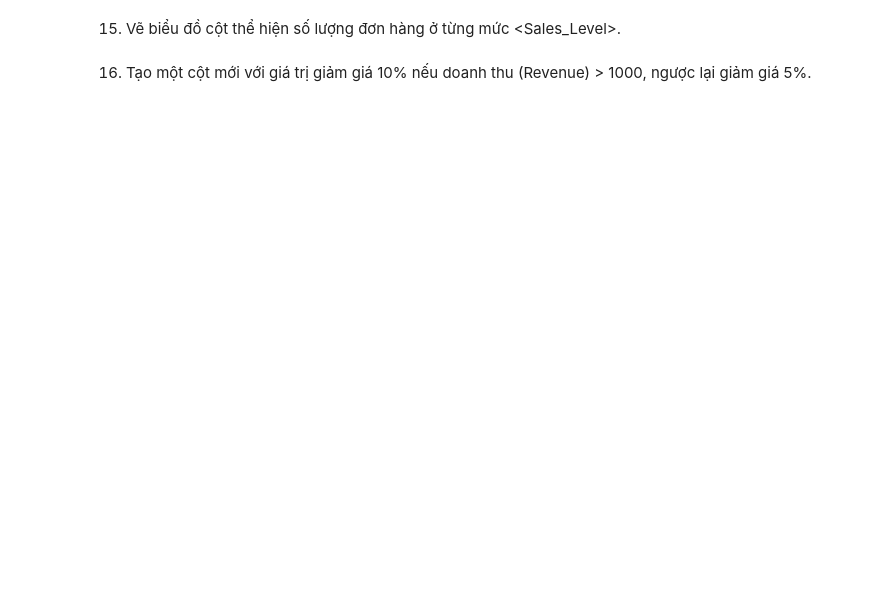
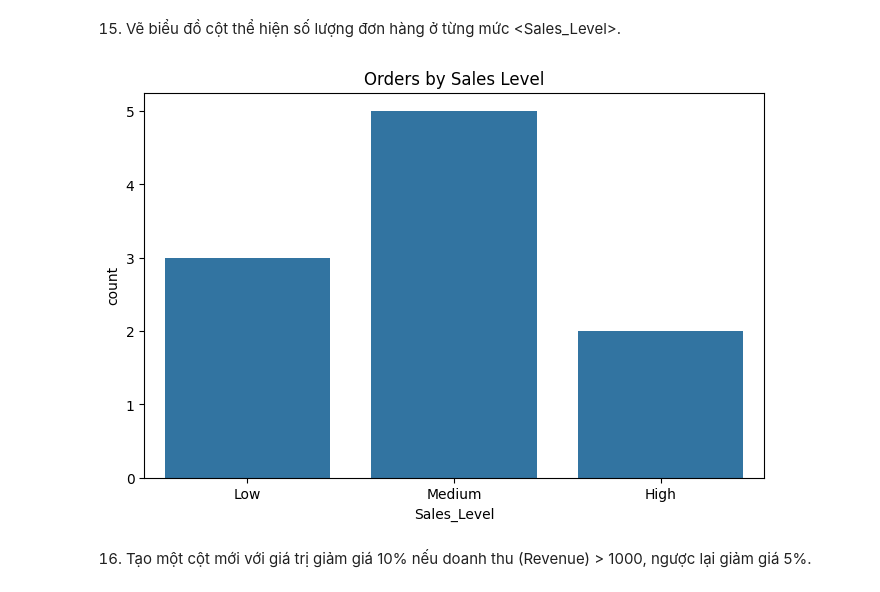
Before and after one commit to hoanganh2411/dulieuvahocsau, a Jupyter notebook: thigiuaki.ipynb, the cells around one changed output. Saved outputs shown, nothing was run; the diff lists cells and outputs as text; code cells hidden in the pictures; blank space fills up the shorter version.

```diff
--- a/thigiuaki.ipynb
+++ b/thigiuaki.ipynb
@@ -131,3 +132,6 @@ Revenue     0
 dtype: int64
 # %% [markdown]
 11. Tìm các giá trị trùng lặp trong DataFrame dựa trên cột 'Product' và loại bỏ các hàng trùng lặp, giữ lại hàng đầu tiên.
+# %%
+df = df.drop_duplicates(subset="Product", keep="first")
+df
@@ -139,3 +161,6 @@ dtype: int64
 Revenue = Quantity × Price
 
 Tạo một cột mới trong Dataframe với tên <Revenue> gồm tổng doanh thu của các sản phẩm.
+# %%
+df["Revenue"] = df["Quantity"] * df["Price"]
+df
@@ -147,3 +184,6 @@ Tạo một cột mới trong Dataframe với tên <Revenue> gồm tổng doanh
 + 500 --- 2000  ->> Medium
 
 + >2000   ->> High
+# %%
+df["Sales_Level"] = pd.cut(df["Revenue"], bins=[0, 500, 2000, float("inf")], labels=["Low", "Medium", "High"])
+df
@@ -150,4 +202,11 @@ Tạo một cột mới trong Dataframe với tên <Revenue> gồm tổng doanh
 # %% [markdown]
 15. Vẽ biểu đồ cột thể hiện số lượng đơn hàng ở từng mức <Sales_Level>.
+# %%
+plt.figure(figsize=(8,5))
+sns.countplot(x="Sales_Level", data=df)
+plt.title("Orders by Sales Level")
+plt.show()
+# %% [output]
+[figure, added]
 # %% [markdown]
 16. Tạo một cột mới <Discount> với giá trị giảm giá 10% nếu doanh thu (Revenue) > 1000, ngược lại giảm giá 5%.
```
Also changed, not shown: parts of 14 cells of this notebook.
